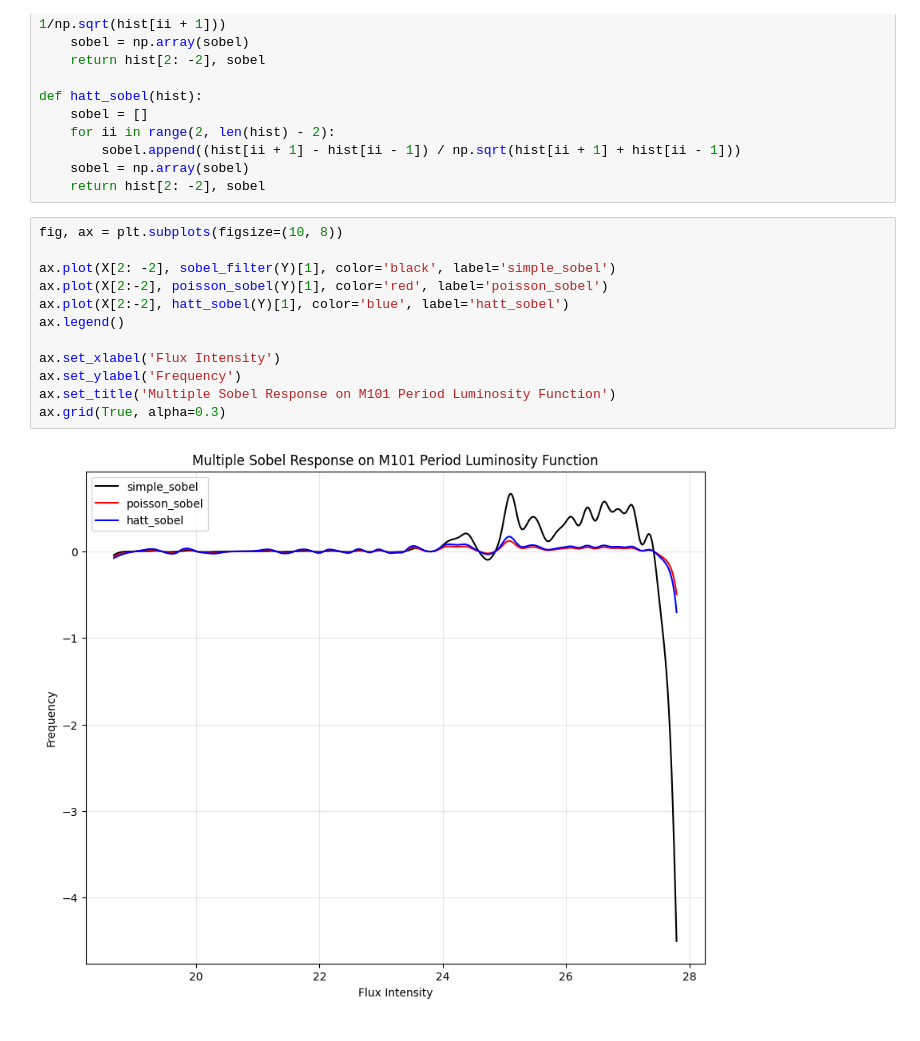
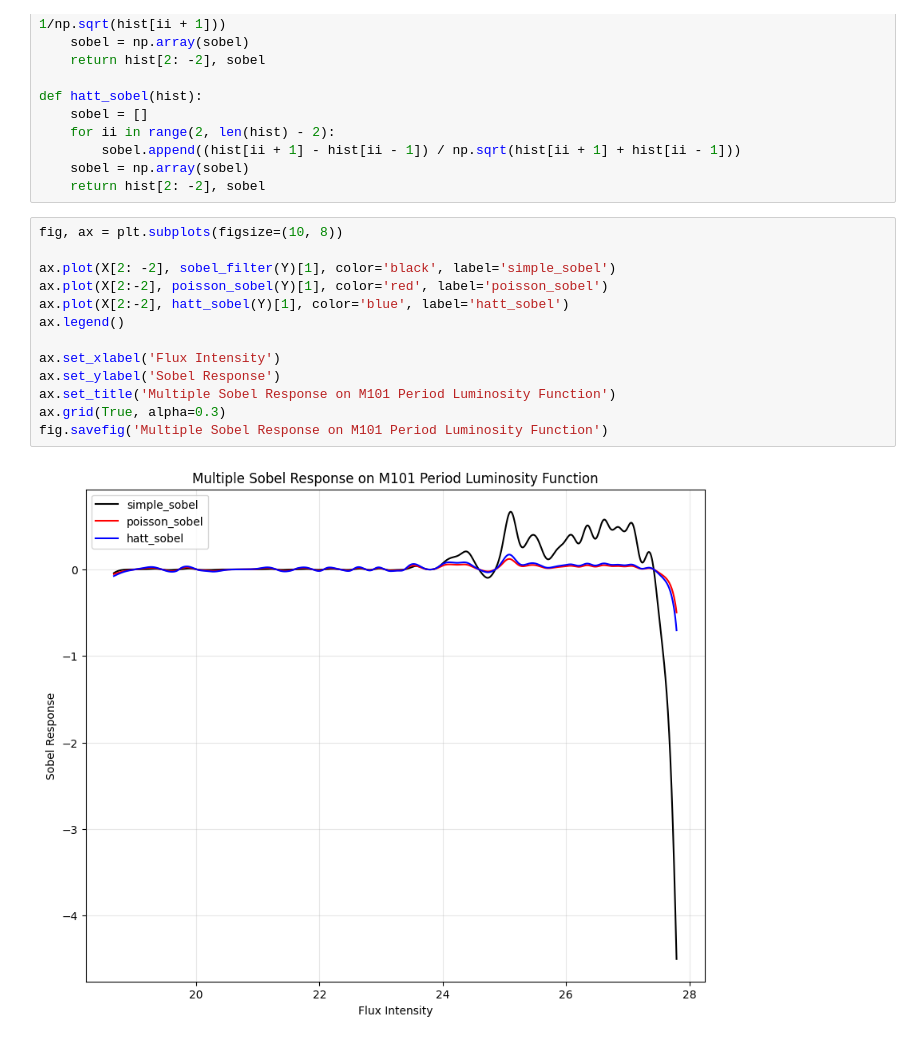
Before and after one commit to gurnoorssandhu/TRGB-Data-Analysis, a Jupyter notebook: analysis.ipynb, the cells around one changed output. Saved outputs shown, nothing was run; the diff lists cells and outputs as text.

```diff
--- a/analysis.ipynb
+++ b/analysis.ipynb
@@ -115,14 +122,15 @@ def hatt_sobel(hist):
 # %%
 fig, ax = plt.subplots(figsize=(10, 8))
 
 ax.plot(X[2: -2], sobel_filter(Y)[1], color='black', label='simple_sobel')
 ax.plot(X[2:-2], poisson_sobel(Y)[1], color='red', label='poisson_sobel')
 ax.plot(X[2:-2], hatt_sobel(Y)[1], color='blue', label='hatt_sobel')
 ax.legend()
 
 ax.set_xlabel('Flux Intensity')
-ax.set_ylabel('Frequency')
+ax.set_ylabel('Sobel Response')
 ax.set_title('Multiple Sobel Response on M101 Period Luminosity Function')
 ax.grid(True, alpha=0.3)
+fig.savefig('Multiple Sobel Response on M101 Period Luminosity Function')
 # %% [output]
-[figure, old version]
+[figure, new version]
```
Also changed, not shown: parts of 5 cells of this notebook, 2 other files.
